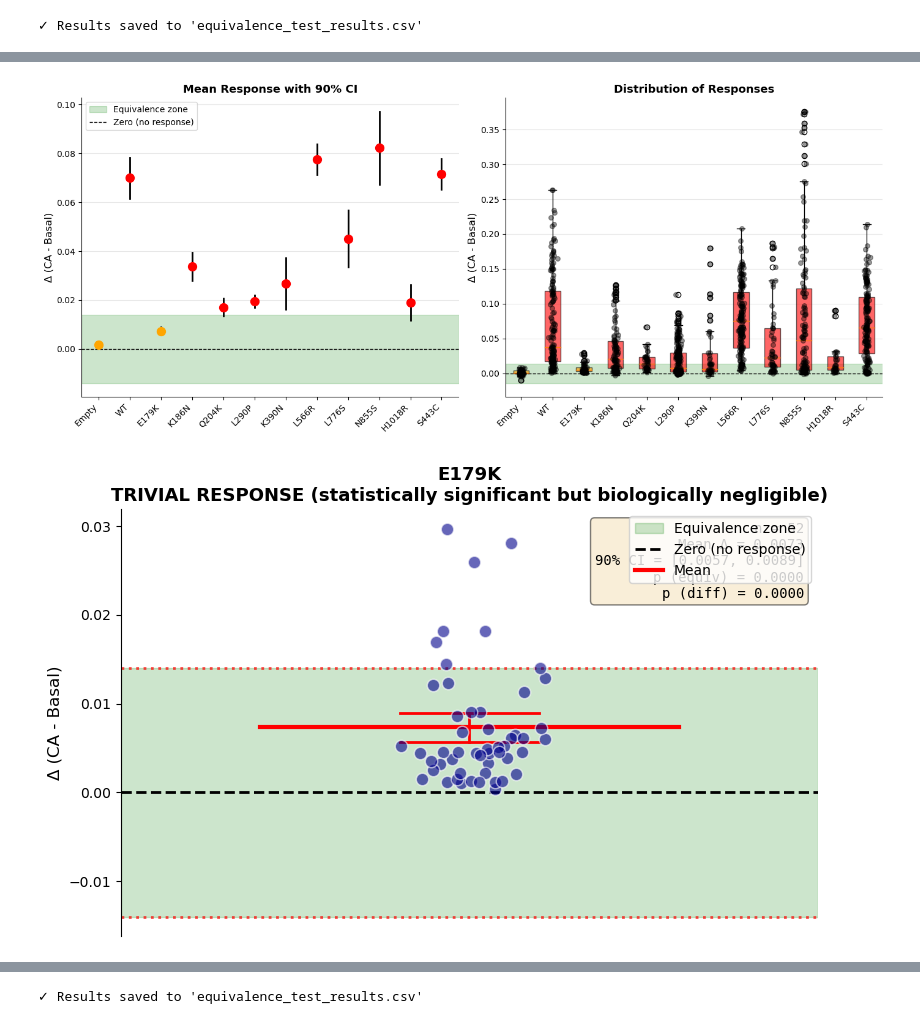
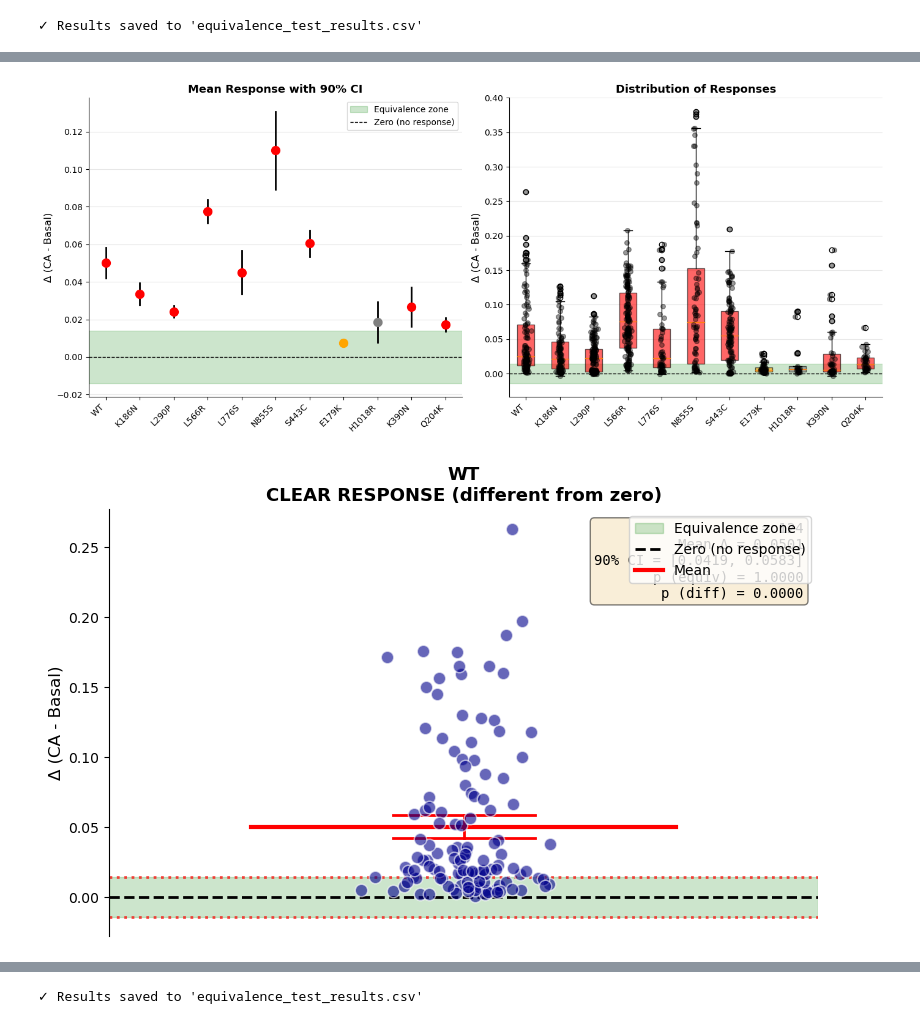
Before and after one commit to hallba/FURA2-Analysis, a Jupyter notebook: Delta analysis.ipynb, the cells around one changed output, grey strips where cells are left out. Saved outputs shown, nothing was run; the diff lists cells and outputs as text; code cells hidden in the pictures.

Commit message:
option to rerun delta analysis from filtered data in ratio

```diff
--- a/Delta analysis.ipynb
+++ b/Delta analysis.ipynb
@@ -10,8 +10,14 @@ Start by loading the gribble deltas
 # %% [output]
 '\nStart by loading the gribble deltas\n'
 # %%
-data = pd.read_excel("./FG combined data Feb 2025.xlsx",sheet_name="all CA deltas",nrows=222,usecols="A:M")
-data = data.drop('Unnamed: 7', axis=1)
+#Choose to use the gribble summary data, or the filtered data from the manual analysis
+
+USE_GRIBBLE_SUMMARY = False
+if USE_GRIBBLE_SUMMARY:
+    data = pd.read_excel("./FG combined data Feb 2025.xlsx",sheet_name="all CA deltas",nrows=222,usecols="A:M")
+    data = data.drop('Unnamed: 7', axis=1)
+else:
+    data = pd.read_csv('unscaled_delta.csv')
 # %%
 data
 # %% [output]
@@ -635,8 +639,16 @@ fig = analyzer.plot_results()
 plt.savefig('equivalence_all_genotypes.png', dpi=300, bbox_inches='tight')
 
 # Plot individual genotype
+fig_wt = analyzer.plot_individual_genotype('WT')
+plt.savefig('equivalence_wt.png', dpi=300, bbox_inches='tight')
+
+# Plot individual genotype
 fig_e179k = analyzer.plot_individual_genotype('E179K')
 plt.savefig('equivalence_E179K.png', dpi=300, bbox_inches='tight')
+
+# Plot individual genotype
+fig_e179k = analyzer.plot_individual_genotype('H1018R')
+plt.savefig('equivalence_H1018R.png', dpi=300, bbox_inches='tight')
 
 plt.show()
 
@@ -664,2 +676,2 @@ Empty (n=76)
-[figure, old version]
+[figure, new version]
-[figure, old version]
+[figure, new version]
```
Also changed, not shown: parts of 9 cells of this notebook, 1 other file.
